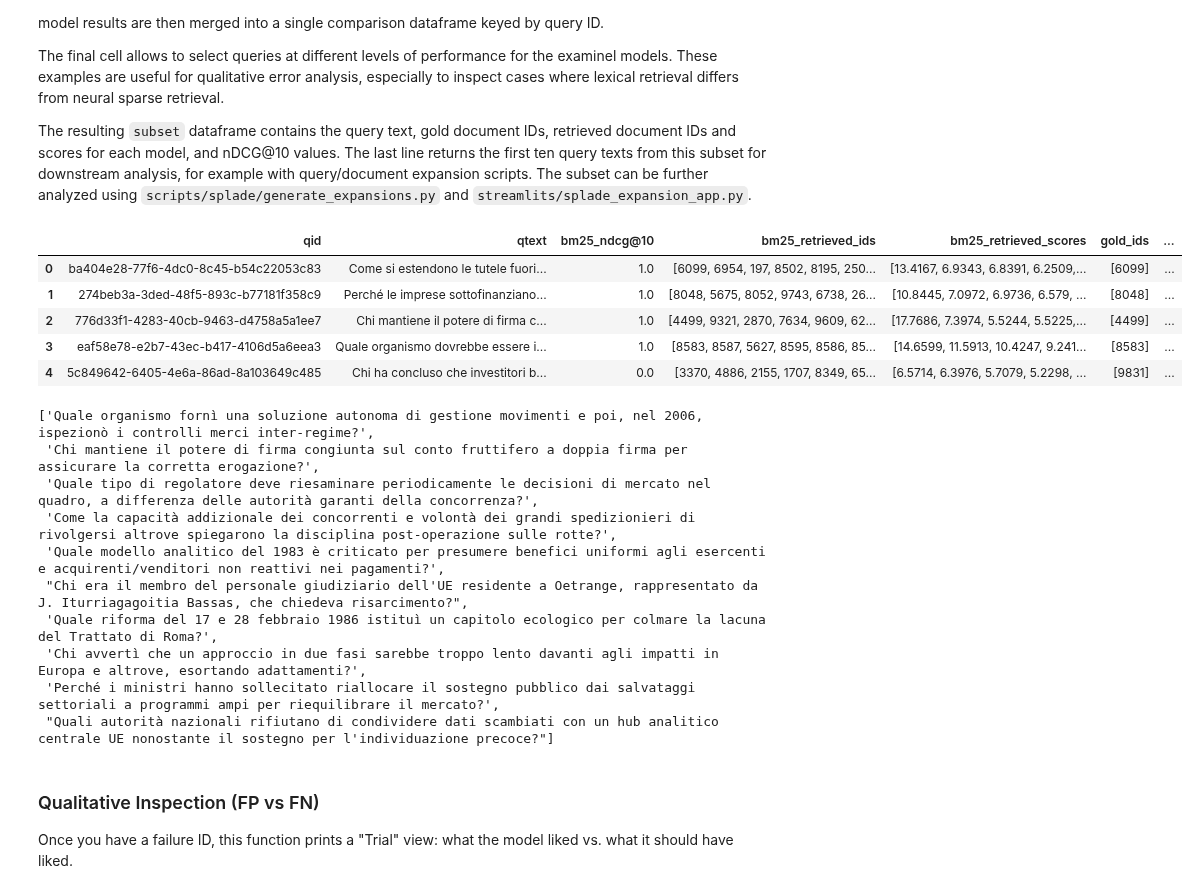
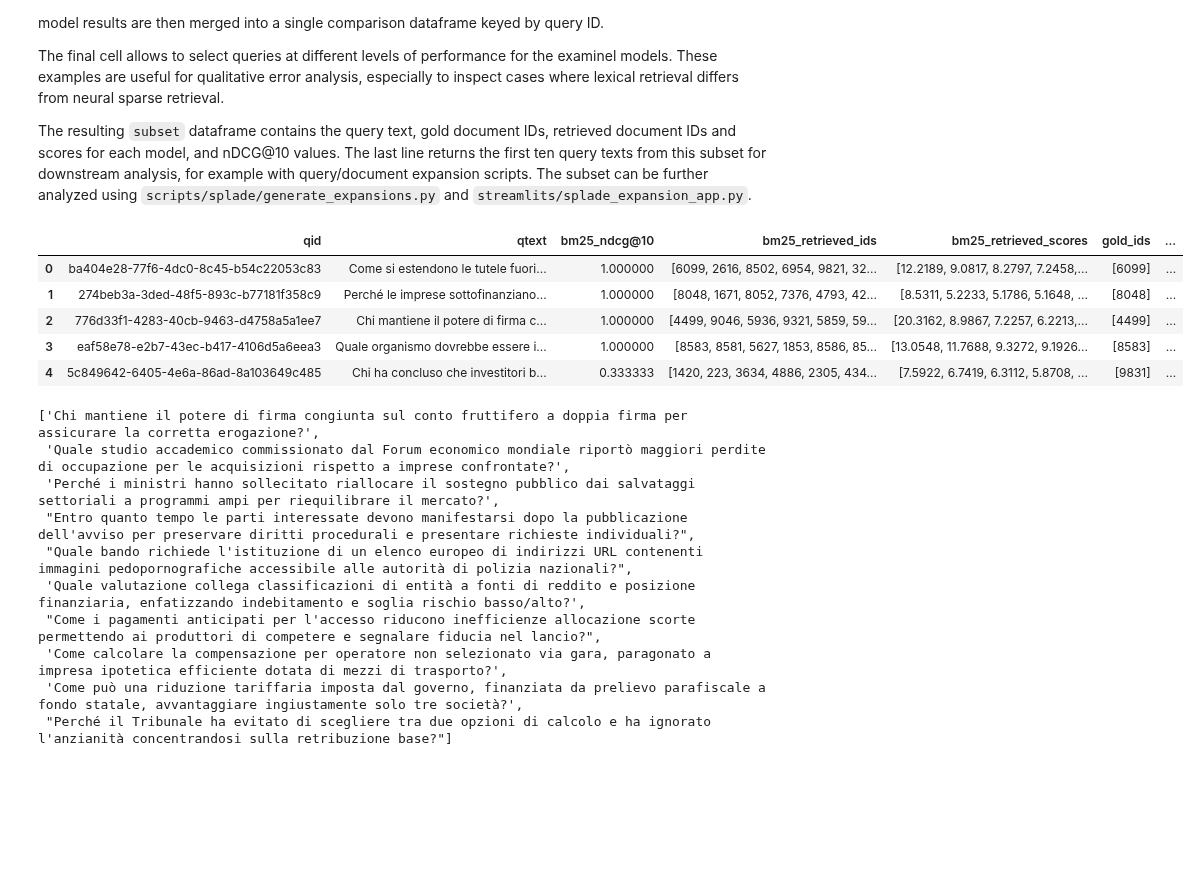
Before and after one commit to lopozz/lm-toolkit, a Jupyter notebook: notebooks/fine-tune-splade.ipynb, the cells around one changed output. Drawn from its saved outputs; the diff is of its cells as text; code cells hidden in the pictures; blank space fills up the shorter version.

```diff
--- a/notebooks/fine-tune-splade.ipynb
+++ b/notebooks/fine-tune-splade.ipynb
@@ -841,7 +841,7 @@ def per_query_ndcg(
 
 models = {
     "bm25": "mteb/baseline-bm25s",
-    "opensearch_sparse": "opensearch-project/opensearch-neural-sparse-encoding-multilingual-v1",
+    "my_splade_it": "models/splade-bert-base-italian-xxl-uncased-cv",
     "splade_it": "nickprock/splade-bert-base-italian-xxl-uncased-cv",
 }
 
@@ -852,48 +852,48 @@ for label, model_name in models.items():
 
     df_model = per_query_ndcg(
         retrieval_predictions=preds,
         relevant_docs=relevant_docs,
         model_label=label,
         k=10,
     )
 
     dfs.append(df_model)
 
 df_compare = dfs[0]
 
 for df in dfs[1:]:
     df_no_gold = df.drop(columns=["gold_ids"], errors="ignore")
 
     df_compare = df_compare.merge(
         df_no_gold,
         on="qid",
         how="inner",
     )
 
 df_compare.insert(
     loc=df_compare.columns.get_loc("qid") + 1,
     column="qtext",
     value=df_compare["qid"].map(id2text),
 )
 
 df_compare.head()
 # %% [output]
 |  | qid | qtext | bm25_ndcg@10 | bm25_retrieved_ids | bm25_retrieved_scores | gold_ids | ... |
-| 0 | ba404e28-77f6-4dc0-8c45-b54c22053c83 | Come si estendono le tutele fuori... | 1.0 | [6099, 6954, 197, 8502, 8195, 250... | [13.4167, 6.9343, 6.8391, 6.2509,... | [6099] | ... |
-| 1 | 274beb3a-3ded-48f5-893c-b77181f358c9 | Perché le imprese sottofinanziano... | 1.0 | [8048, 5675, 8052, 9743, 6738, 26... | [10.8445, 7.0972, 6.9736, 6.579, ... | [8048] | ... |
-| 2 | 776d33f1-4283-40cb-9463-d4758a5a1ee7 | Chi mantiene il potere di firma c... | 1.0 | [4499, 9321, 2870, 7634, 9609, 62... | [17.7686, 7.3974, 5.5244, 5.5225,... | [4499] | ... |
-| 3 | eaf58e78-e2b7-43ec-b417-4106d5a6eea3 | Quale organismo dovrebbe essere i... | 1.0 | [8583, 8587, 5627, 8595, 8586, 85... | [14.6599, 11.5913, 10.4247, 9.241... | [8583] | ... |
-| 4 | 5c849642-6405-4e6a-86ad-8a103649c485 | Chi ha concluso che investitori b... | 0.0 | [3370, 4886, 2155, 1707, 8349, 65... | [6.5714, 6.3976, 5.7079, 5.2298, ... | [9831] | ... |
+| 0 | ba404e28-77f6-4dc0-8c45-b54c22053c83 | Come si estendono le tutele fuori... | 1.000000 | [6099, 2616, 8502, 6954, 9821, 32... | [12.2189, 9.0817, 8.2797, 7.2458,... | [6099] | ... |
+| 1 | 274beb3a-3ded-48f5-893c-b77181f358c9 | Perché le imprese sottofinanziano... | 1.000000 | [8048, 1671, 8052, 7376, 4793, 42... | [8.5311, 5.2233, 5.1786, 5.1648, ... | [8048] | ... |
+| 2 | 776d33f1-4283-40cb-9463-d4758a5a1ee7 | Chi mantiene il potere di firma c... | 1.000000 | [4499, 9046, 5936, 9321, 5859, 59... | [20.3162, 8.9867, 7.2257, 6.2213,... | [4499] | ... |
+| 3 | eaf58e78-e2b7-43ec-b417-4106d5a6eea3 | Quale organismo dovrebbe essere i... | 1.000000 | [8583, 8581, 5627, 1853, 8586, 85... | [13.0548, 11.7688, 9.3272, 9.1926... | [8583] | ... |
+| 4 | 5c849642-6405-4e6a-86ad-8a103649c485 | Chi ha concluso che investitori b... | 0.333333 | [1420, 223, 3634, 4886, 2305, 434... | [7.5922, 6.7419, 6.3112, 5.8708, ... | [9831] | ... |
 # %%
 subset = df_compare[
     (df_compare["bm25_ndcg@10"] == 1.0)
-    & (df_compare["opensearch_sparse_ndcg@10"] < 0.5)
-    & (df_compare["splade_it_ndcg@10"] < 0.5)
+    & (df_compare["my_splade_it_ndcg@10"] < 0.5)
+    & (df_compare["splade_it_ndcg@10"] > 0.7)
 ].copy()
 
 subset["bm25_margin_vs_best_other"] = (
     subset["bm25_ndcg@10"]
-    - subset[["opensearch_sparse_ndcg@10", "splade_it_ndcg@10"]].max(axis=1)
+    - subset[["my_splade_it_ndcg@10", "splade_it_ndcg@10"]].max(axis=1)
 )
 
 subset = subset.sort_values(
@@ -903,16 +903,13 @@ subset = subset.sort_values(
 
 subset['qtext'].iloc[:10].tolist()
 # %% [output]
-['Quale organismo fornì una soluzione autonoma di gestione movimenti e poi, nel 2006, ispezionò i controlli merci inter-regime?',
- 'Chi mantiene il potere di firma congiunta sul conto fruttifero a doppia firma per assicurare la corretta erogazione?',
- 'Quale tipo di regolatore deve riesaminare periodicamente le decisioni di mercato nel quadro, a differenza delle autorità garanti della concorrenza?',
- 'Come la capacità addizionale dei concorrenti e volontà dei grandi spedizionieri di rivolgersi altrove spiegarono la disciplina post-operazione sulle rotte?',
- 'Quale modello analitico del 1983 è criticato per presumere benefici uniformi agli esercenti e acquirenti/venditori non reattivi nei pagamenti?',
- "Chi era il membro del personale giudiziario dell'UE residente a Oetrange, rappresentato da J. Iturriagagoitia Bassas, che chiedeva risarcimento?",
- 'Quale riforma del 17 e 28 febbraio 1986 istituì un capitolo ecologico per colmare la lacuna del Trattato di Roma?',
- 'Chi avvertì che un approccio in due fasi sarebbe troppo lento davanti agli impatti in Europa e altrove, esortando adattamenti?',
+['Chi mantiene il potere di firma congiunta sul conto fruttifero a doppia firma per assicurare la corretta erogazione?',
+ 'Quale studio accademico commissionato dal Forum economico mondiale riportò maggiori perdite di occupazione per le acquisizioni rispetto a imprese confrontate?',
  'Perché i ministri hanno sollecitato riallocare il sostegno pubblico dai salvataggi settoriali a programmi ampi per riequilibrare il mercato?',
- "Quali autorità nazionali rifiutano di condividere dati scambiati con un hub analitico centrale UE nonostante il sostegno per l'individuazione precoce?"]
+ "Entro quanto tempo le parti interessate devono manifestarsi dopo la pubblicazione dell'avviso per preservare diritti procedurali e presentare richieste individuali?",
+ "Quale bando richiede l'istituzione di un elenco europeo di indirizzi URL contenenti immagini pedopornografiche accessibile alle autorità di polizia nazionali?",
+ 'Quale valutazione collega classificazioni di entità a fonti di reddito e posizione finanziaria, enfatizzando indebitamento e soglia rischio basso/alto?',
+ "Come i pagamenti anticipati per l'accesso riducono inefficienze allocazione scorte permettendo ai produttori di competere e segnalare fiducia nel lancio?",
+ 'Come calcolare la compensazione per operatore non selezionato via gara, paragonato a impresa ipotetica efficiente dotata di mezzi di trasporto?',
+ 'Come può una riduzione tariffaria imposta dal governo, finanziata da prelievo parafiscale a fondo statale, avvantaggiare ingiustamente solo tre società?',
+ "Perché il Tribunale ha evitato di scegliere tra due opzioni di calcolo e ha ignorato l'anzianità concentrandosi sulla retribuzione base?"]
-# %% [markdown]
-### Qualitative Inspection (FP vs FN)
-Once you have a failure ID, this function prints a "Trial" view: what the model liked vs. what it should have liked.
```
Also changed, not shown: parts of 10 cells of this notebook, 5 other files.
